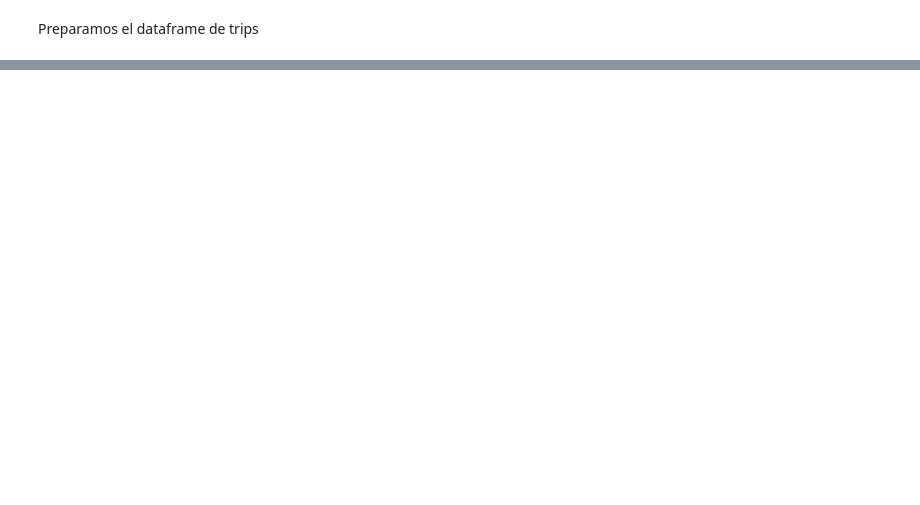
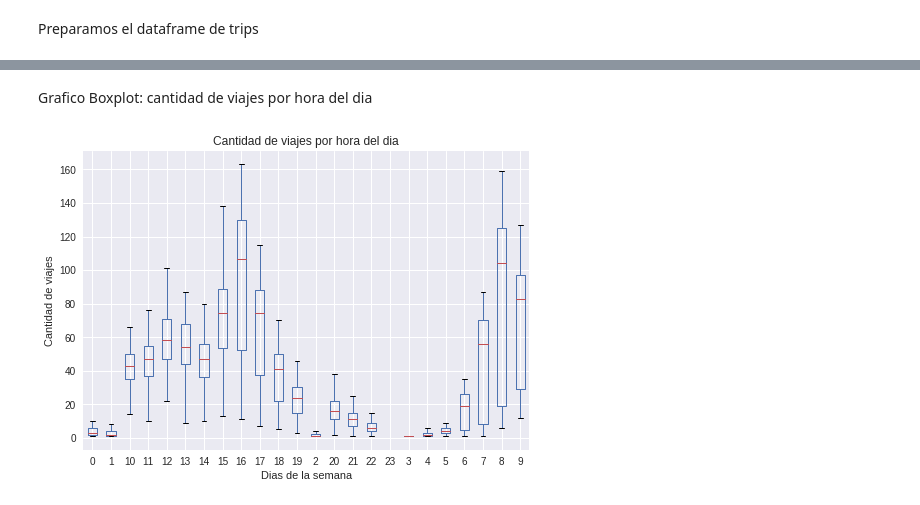
Before and after one commit to rodrividal/tpdatos, a Jupyter notebook: sf-bay-area-bike-share-analisis-exploratorio.ipynb, the cells around one changed output, grey strips where cells are left out. Drawn from its saved outputs; the diff is of its cells as text; code cells hidden in the pictures; blank space fills up the shorter version.

```diff
--- a/sf-bay-area-bike-share-analisis-exploratorio.ipynb
+++ b/sf-bay-area-bike-share-analisis-exploratorio.ipynb
@@ -60,0 +91,18 @@ plt.show()
+# %% [markdown]
+Grafico Boxplot: cantidad de viajes por hora del dia
+# %%
+aux = {}
+c = 0
+horas = ['0', '1', '2', '3', '4', '5', '6', '7', '8', '9', '10', '11', '12', '13', '14', '15', '15', '16', '17',
+             '18', '19', '20', '21','22','23']
+for hora in horas:
+    aux[hora] = trips[trips['hour'] == c].groupby('DATE').aggregate(sum).reset_index()['trips'][:104]
+    c += 1
+aux = pd.DataFrame.from_dict(aux, orient='columns')
+aux.plot.box()
+plt.title('Cantidad de viajes por hora del dia')
+plt.xlabel('Dias de la semana')
+plt.ylabel('Cantidad de viajes')
+plt.show()
+# %% [output]
+[figure, added]
```
Also changed, not shown: parts of 40 cells of this notebook.
